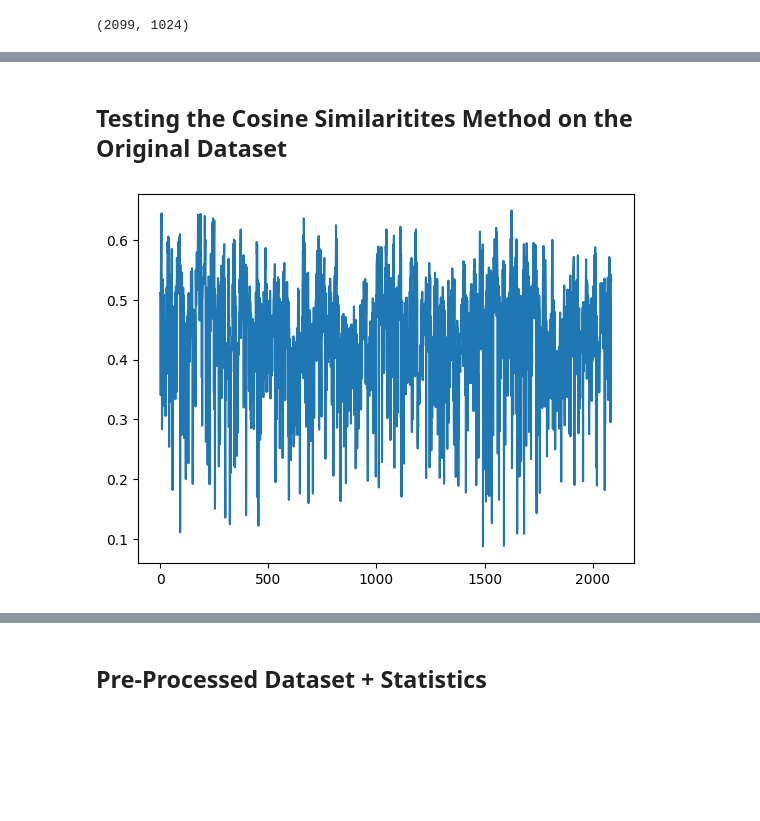
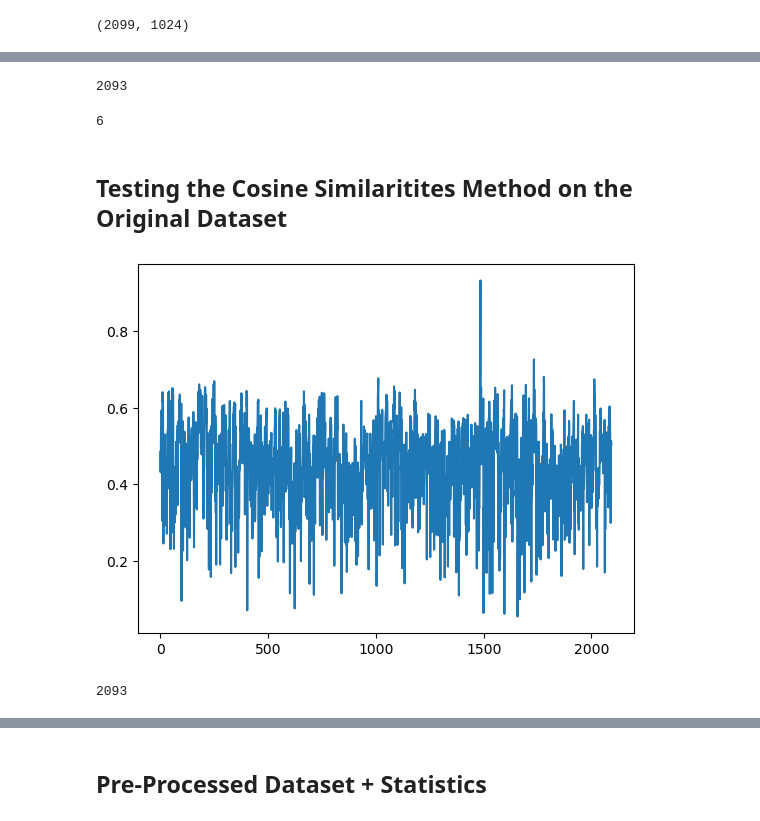
Before and after one commit to amirmosio/telegram-event-detection, a Jupyter notebook: data_analysis/dataset_analysis.ipynb, the cells around one changed output, grey strips where cells are left out. Drawn from its saved outputs; the diff is of its cells as text; code cells hidden in the pictures; blank space fills up the shorter version.

Commit message:
Cosine for labeling purposes

```diff
--- a/data_analysis/dataset_analysis.ipynb
+++ b/data_analysis/dataset_analysis.ipynb
@@ -322,6 +414,7 @@ This dataset provides a comprehensive view of interactions within various Telegr
 df = pd.read_excel('data_analysis\labeling_data.xlsx')
 df = df.set_index('index')
 df['date'] = pd.to_datetime(df['date'])
+df.drop(columns=['Unnamed: 9'], inplace=True)
 # %% [markdown]
 ### Inspect data
 # %%
@@ -378,0 +474,9 @@ embeddings.shape
+# %%
+k1 = 5
+emb = [emb1 for emb1 in embeddings]
+
+labels, idxs = extract_labels_from_labeled_data(df, k1)
+labeled_df = df.copy()
+labeled_df = labeled_df.iloc[idxs]
+labeled_df.reset_index(drop=True, inplace=True)
+labeled_df.insert(0, 'label', labels)
@@ -379,13 +500,24 @@ embeddings.shape
+# %%
+labels = labeled_df['label']
+len(labels)
+# %% [output]
+2093
+# %%
+df.shape[0]-len(labels)
+# %% [output]
+6
 # %% [markdown]
 ## Testing the Cosine Similaritites Method on the Original Dataset
 # %%
-k1 = 12
-og_similarities, indxs = cosine_similarities_last_k_sliding_window(embeddings, k1)
-
+og_similarities, indxs = cosine_similarities_last_k_sliding_window(emb, k1+1)
 plt.plot(og_similarities)
 plt.show()
 # %% [output]
-[figure, old version]
+[figure, new version]
+# %%
+len(og_similarities)
+# %% [output]
+2093
 # %%
 similarities_messages = df.iloc[indxs]
 similarities_messages.reset_index(drop=True, inplace=True)
```
Also changed, not shown: parts of 45 cells of this notebook, 6 other files.
